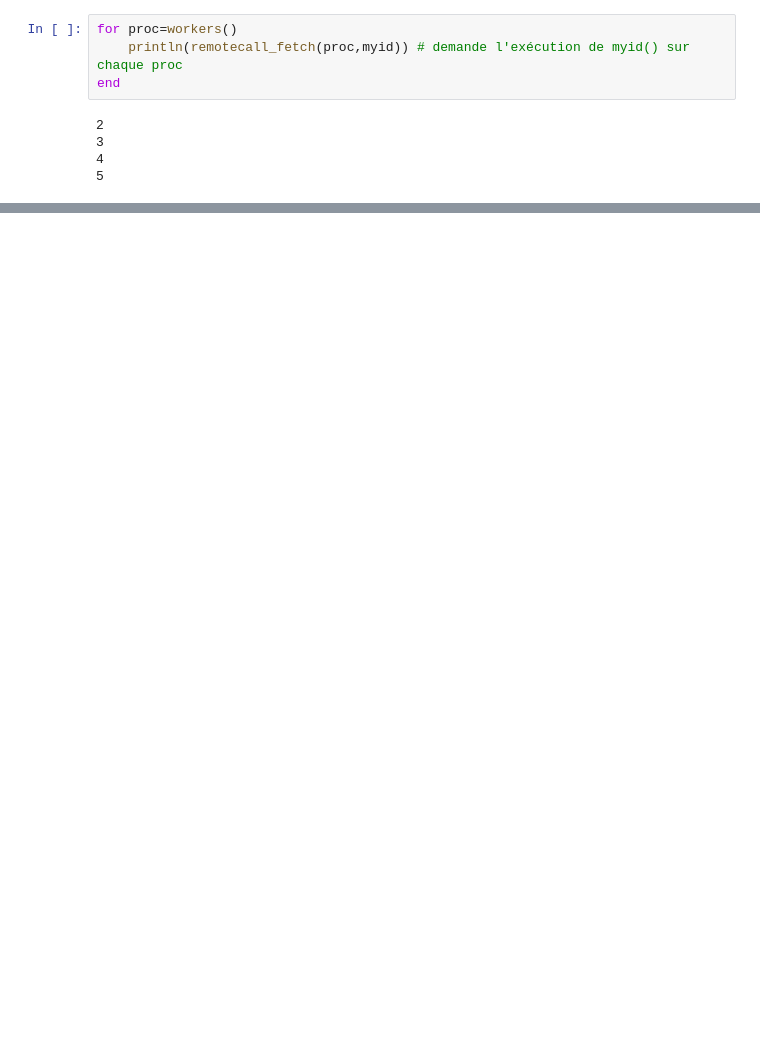
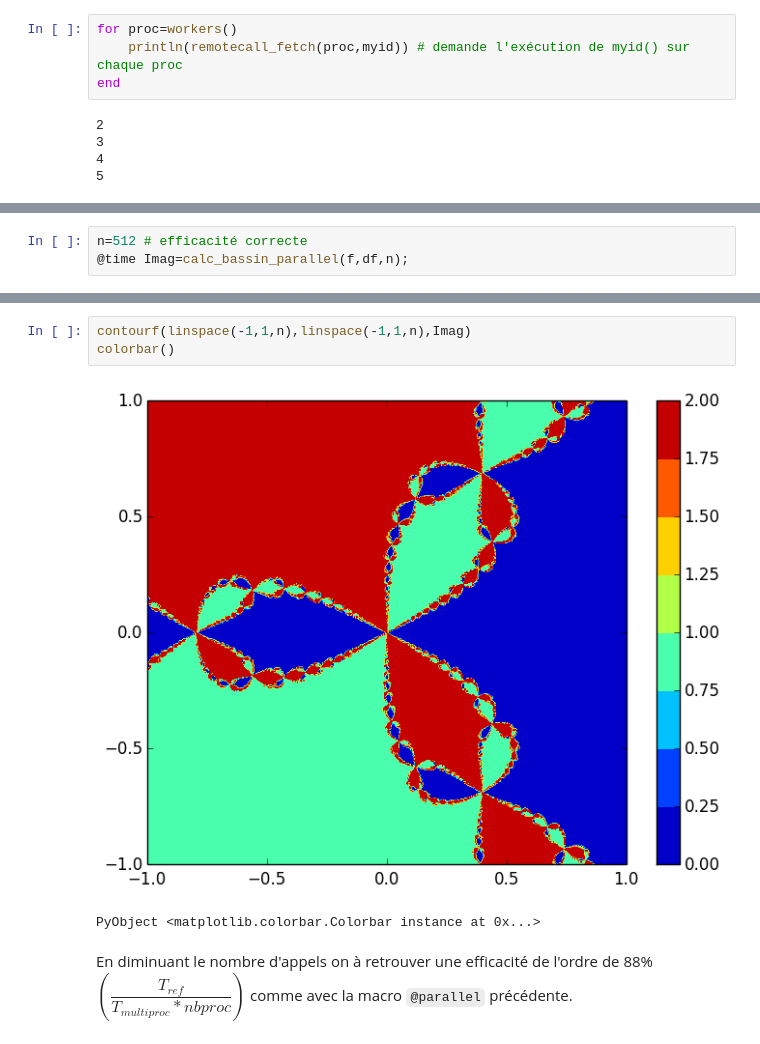
Before and after one commit to clopeau/Julia_Introduction, a Jupyter notebook: 6 - Calcul parallèle.ipynb, the cells around one changed output, grey strips where cells are left out. Drawn from its saved outputs; the diff is of its cells as text; blank space fills up the shorter version.

Commit message:
Complétion de 6 calcul parallele

```diff
--- a/6 - Calcul parallèle.ipynb
+++ b/6 - Calcul parallèle.ipynb
@@ -310,0 +346,3 @@ calc_bassin (generic function with 1 method)
+# %%
+n=512 # efficacité correcte
+@time Imag=calc_bassin_parallel(f,df,n);
@@ -310,0 +351,8 @@ calc_bassin (generic function with 1 method)
+# %%
+contourf(linspace(-1,1,n),linspace(-1,1,n),Imag)
+colorbar()
+# %% [output]
+[figure, added]
+PyObject <matplotlib.colorbar.Colorbar instance at 0x...>
+# %% [markdown]
+En diminuant le nombre d'appels on à retrouver une efficacité de l'ordre de 88% $\left(\dfrac{T_{ref}}{T_{multiproc} * nbproc}\right)$ comme avec la macro <code>@parallel</code> précédente.
```
Also changed, not shown: parts of 27 cells of this notebook.
